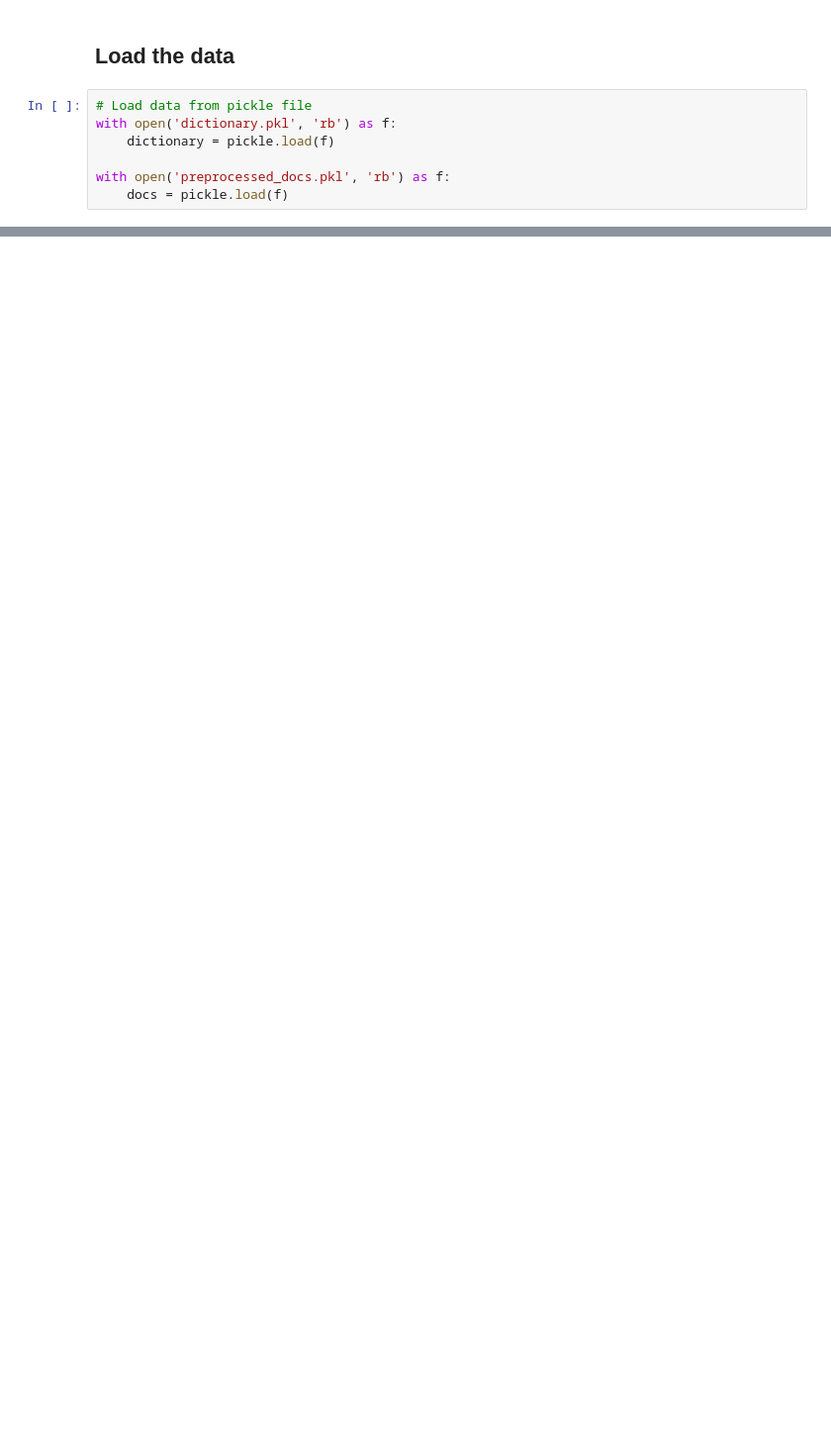
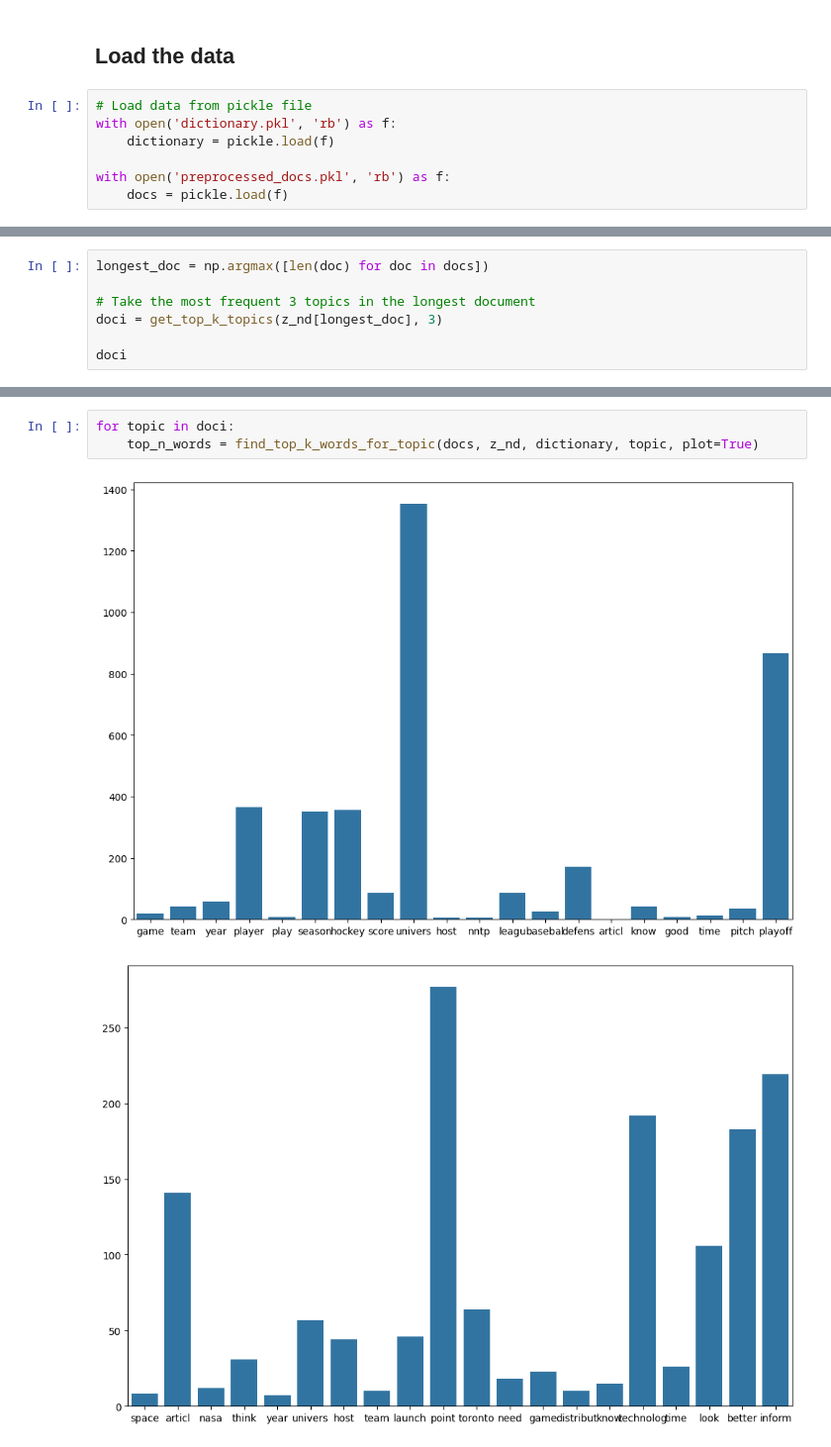
Before and after one commit to HMkrtich/UnSupNLP, a Jupyter notebook: LDA.ipynb, the cells around one changed output, grey strips where cells are left out. Shown: that part at 99% size. Drawn from its saved outputs; the diff is of its cells as text; blank space fills up the shorter version.

```diff
--- a/LDA.ipynb
+++ b/LDA.ipynb
@@ -169,0 +311,7 @@ Note: you may need to restart the kernel to use updated packages.
+# %%
+longest_doc = np.argmax([len(doc) for doc in docs])
+
+# Take the most frequent 3 topics in the longest document
+doci = get_top_k_topics(z_nd[longest_doc], 3)
+
+doci
@@ -169,0 +322,6 @@ Note: you may need to restart the kernel to use updated packages.
+# %%
+for topic in doci:
+    top_n_words = find_top_k_words_for_topic(docs, z_nd, dictionary, topic, plot=True)
+# %% [output]
+[figure, added]
+[figure, added]
```
Also changed, not shown: parts of 27 cells of this notebook, 9 other files.
